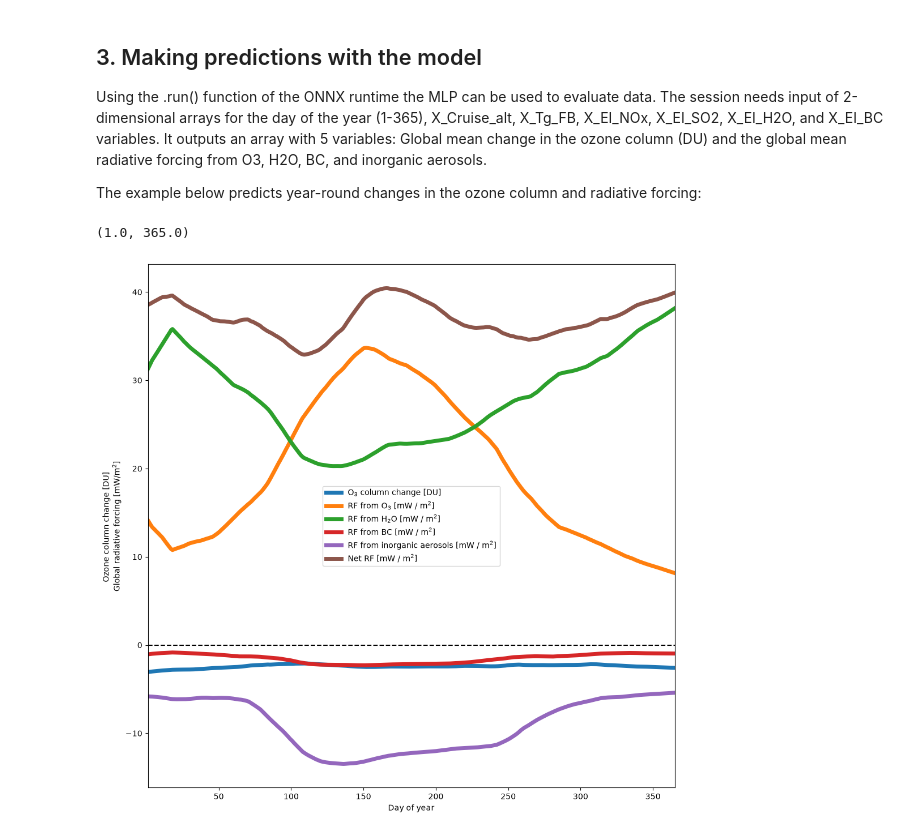
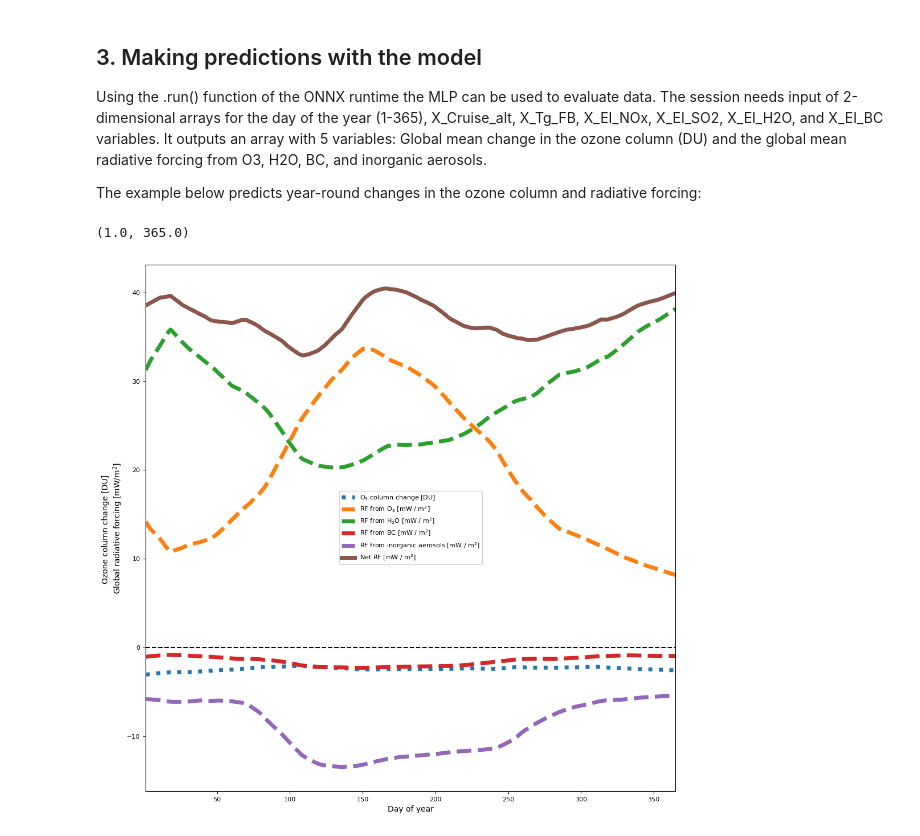
Before and after one commit to johannespletzer/supersonic-effects, a Jupyter notebook: src/scripts/example_MLP.ipynb, the cells around one changed output. Cells and saved outputs as stored; diff of their text form; code cells hidden in the pictures.

```diff
--- a/src/scripts/example_MLP.ipynb
+++ b/src/scripts/example_MLP.ipynb
@@ -60,36 +59,36 @@ for day_of_year in range (1,366):
             "X_Cruise_alt": [[cruise_altitude]],
             "X_Tg_FB": [[annual_fb_tg]],
             "X_EI_NOx": [[ei_nox]],
             "X_EI_SO2": [[ei_so2]],
             "X_EI_H2O": [[ei_h2o]],
             "X_EI_BC": [[ei_bc]],
         },
     )[0] # It outputs a 2d array, in this case we need the first component only
 
     model_predictions[day_of_year-1,:] = output.T
 
 ## Decompose the predictions into different variables
 delta_O3_column_DU = model_predictions[:,0]
 delta_RF_O3 = model_predictions[:,1]
 delta_RF_H2O = model_predictions[:,2]
 delta_RF_BC = model_predictions[:,3]
 delta_RF_IA = model_predictions[:,4]
 delta_RF_net = delta_RF_O3 + delta_RF_H2O + delta_RF_BC + delta_RF_IA
 
 fig,ax = pp.subplots(figsize=(12,12))
 x = np.arange(1,366)
-ax.plot(x, delta_O3_column_DU, label="O$_3$ column change [DU]",linewidth=5)
-ax.plot(x, delta_RF_O3, label="RF from O$_3$ [mW / m$^2$]",linewidth=5)
-ax.plot(x, delta_RF_H2O, label="RF from H$_2$O [mW / m$^2$]",linewidth=5)
-ax.plot(x, delta_RF_BC, label="RF from BC [mW / m$^2$]",linewidth=5)
-ax.plot(x, delta_RF_IA, label="RF from inorganic aerosols [mW / m$^2$]",linewidth=5)
+ax.plot(x, delta_O3_column_DU, label="O$_3$ column change [DU]",linewidth=5,ls=":")
+ax.plot(x, delta_RF_O3, label="RF from O$_3$ [mW / m$^2$]",linewidth=5,ls="--")
+ax.plot(x, delta_RF_H2O, label="RF from H$_2$O [mW / m$^2$]",linewidth=5,ls="--")
+ax.plot(x, delta_RF_BC, label="RF from BC [mW / m$^2$]",linewidth=5,ls="--")
+ax.plot(x, delta_RF_IA, label="RF from inorganic aerosols [mW / m$^2$]",linewidth=5,ls="--")
 ax.plot(x, delta_RF_net, label="Net RF [mW / m$^2$]",linewidth=5)
 ax.hlines(0,1,365, color='k',ls="--")
 
 ax.set_ylabel("Ozone column change [DU] \nGlobal radiative forcing [mW/m$^2$]")
 ax.set_xlabel("Day of year")
 ax.legend()
 ax.set_xlim(1,365)
 # %% [output]
 (1.0, 365.0)
-[figure, old version]
+[figure, new version]
```
Also changed, not shown: parts of 1 cell of this notebook.
